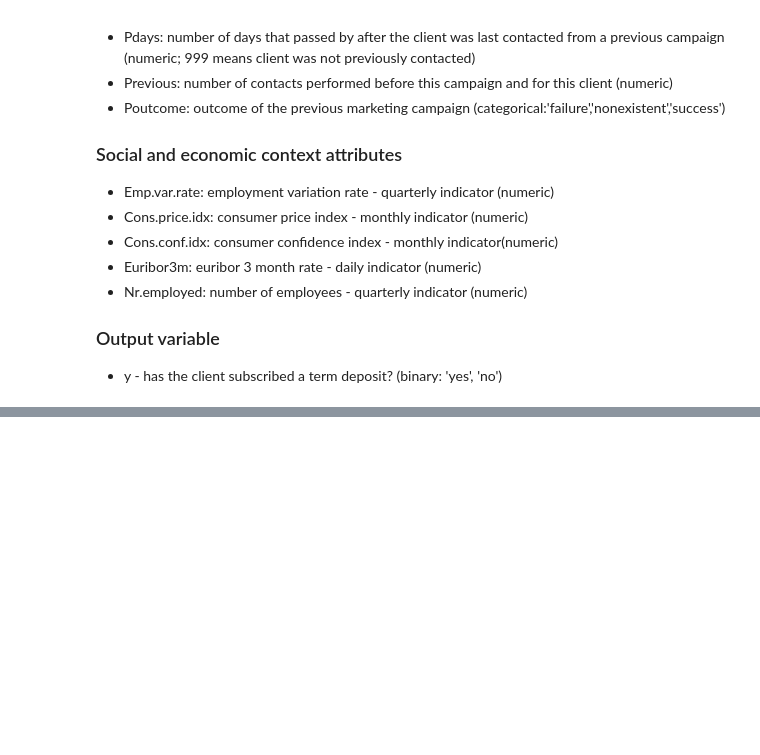
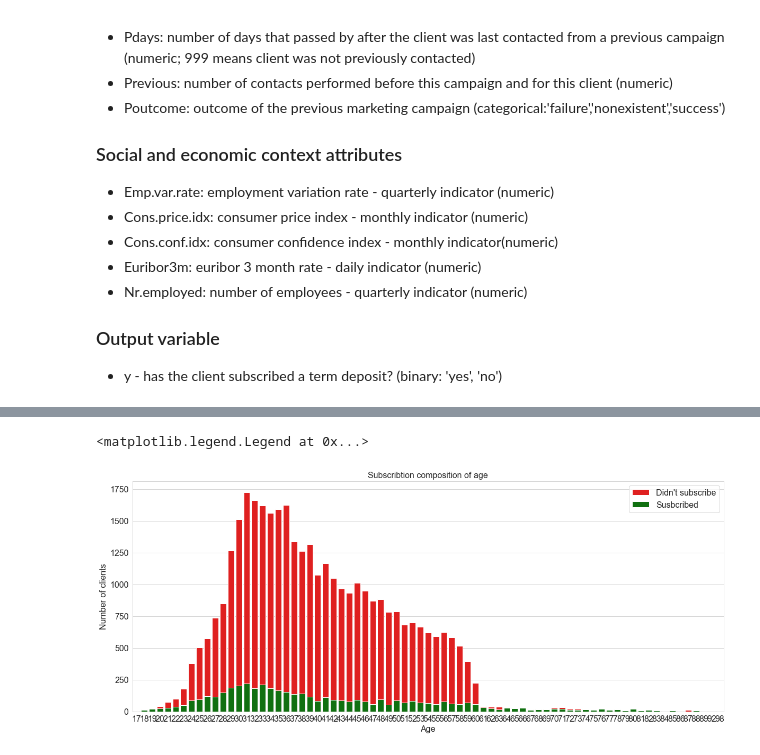
Before and after one commit to aza-atabayev/bank-marketing-classification, a Jupyter notebook: Bank Marketing (classification).ipynb, the cells around one changed output, grey strips where cells are left out. Saved outputs shown, nothing was run; the diff lists cells and outputs as text; code cells hidden in the pictures; blank space fills up the shorter version.

```diff
--- a/Bank Marketing (classification).ipynb
+++ b/Bank Marketing (classification).ipynb
@@ -60,0 +150,15 @@ Attributes can be divided into the following groups:
+# %%
+#Comparing subscribtion composition of each age
+fig, ax = plt.subplots()
+fig.set_size_inches(20, 8)
+sns.countplot(x = 'age', data = client_data[client_data.y == 'no'], label="Didn't subscribe", color = 'red')
+sns.countplot(x = 'age', data = client_data[client_data.y == 'yes'], label="Susbcribed", color = 'green')
+
+ax.set_xlabel('Age', fontsize=16)
+ax.set_ylabel('Number of clients', fontsize=16)
+ax.set_title("Subscribtion composition of age", fontsize=16)
+ax.tick_params(labelsize=16)
+plt.legend(fontsize=16)
+# %% [output]
+<matplotlib.legend.Legend at 0x...>
+[figure, added]
```
Also changed, not shown: parts of 19 cells of this notebook.
